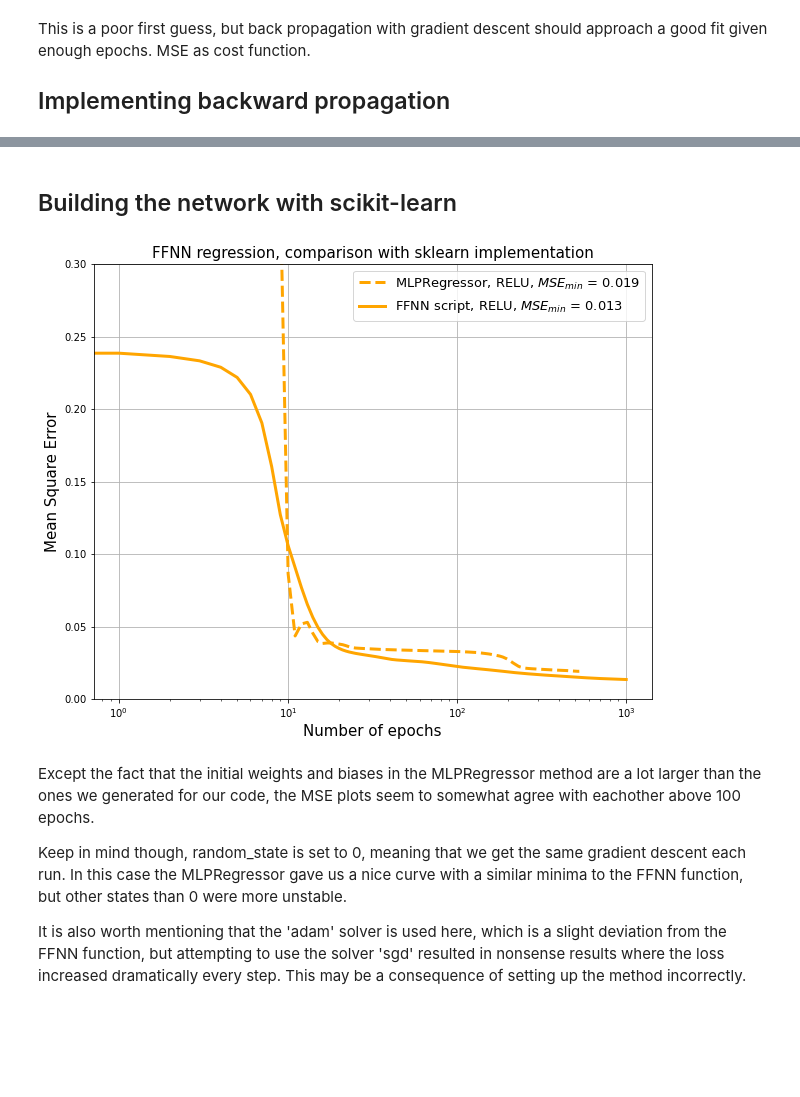
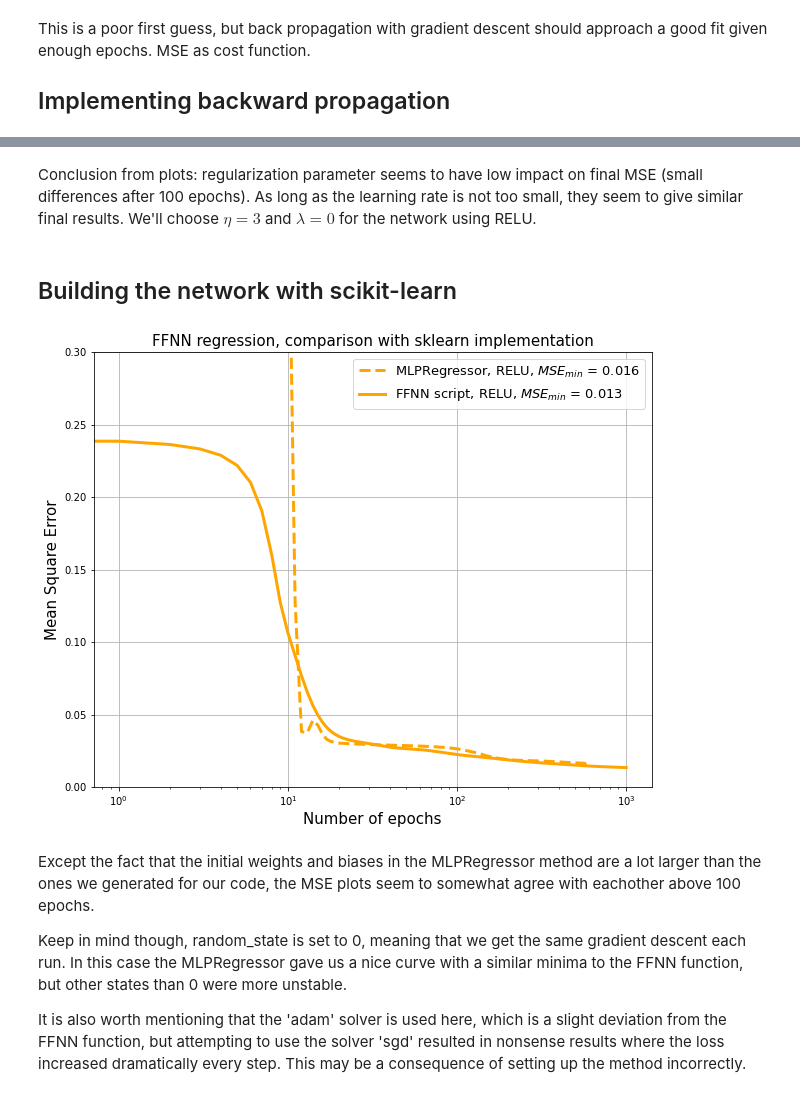
Before and after one commit to lassetotl/fys-stk, a Jupyter notebook: project 2/FFNN_Backprop_BC.ipynb, the cells around one changed output, grey strips where cells are left out. Saved outputs shown, nothing was run; the diff lists cells and outputs as text; code cells hidden in the pictures; blank space fills up the shorter version.

Commit message:
Add files via upload
Missing option to generate network with arbitrary amount of hidden layers in original code, otherwise done.

```diff
--- a/project 2/FFNN_Backprop_BC.ipynb
+++ b/project 2/FFNN_Backprop_BC.ipynb
@@ -214,14 +216,14 @@ plt.xlabel('Number of epochs', fontsize = 15)
 plt.ylabel('Mean Square Error', fontsize = 15)
 
 #X, Y, activation function, epochs, learning rate, regularization constant
-e1, m1 = FFNN(X_train, z_train, 'Sigmoid', 100, 0.01, 0.00001)
-e2, m2 = FFNN(X_train, z_train, 'RELU', 1000, 3, 0.00001)
-e3, m3 = FFNN(X_train, z_train, 'Leaky RELU', 1000, 3, 0.00001)
+e1, m1 = FFNN(X_train, z_train, 'Sigmoid', 100, 0.01, 0)
+e2, m2 = FFNN(X_train, z_train, 'RELU', 1000, 3, 0)
+e3, m3 = FFNN(X_train, z_train, 'Leaky RELU', 1000, 3, 0)
 
 #diverges suddenly
 #e4, m4 = FFNN(X_train, z_train, 'Tanh', 160, 0.5, 0.01)
 
 plt.xscale('log'); plt.grid(1)
-plt.legend(prop={'size': 12}); plt.savefig('FFNN1')
+plt.legend(prop={'size': 12})#; plt.savefig('FFNN1')
 plt.show()
 # %% [output]
@@ -234,3 +272,5 @@ Above: results from ordinary least squares regression in project 1
+# %% [markdown]
+Conclusion from plots: regularization parameter seems to have low impact on final MSE (small differences after 100 epochs). As long as the learning rate is not too small, they seem to give similar final results. We'll choose $\eta = 3$ and $\lambda = 0$ for the network using RELU.
 # %% [markdown]
 ## Building the network with scikit-learn
 # %%
@@ -243,36 +283,36 @@ warnings.filterwarnings('ignore')
 # %%
 epochs = 1000
 # activation; ‘identity’, ‘logistic’ (sigmoid), ‘tanh’, ‘relu’
 dnn = MLPRegressor(hidden_layer_sizes=n_hidden_neurons, activation='relu', early_stopping = False,
-                    alpha=0.00001, learning_rate_init=3, max_iter=epochs, verbose = False, shuffle = False,
+                    alpha=0, learning_rate_init=3, max_iter=epochs, verbose = False, shuffle = False,
                   tol = 0.000001, solver = 'adam', random_state = 0)
 
 dnn.fit(X_train, z_train.ravel())
 #print(f'Accuracy score on train set: {dnn.score(X_test, z_test)}')
 
 # Compare with the result of our own script
 #z_predict = dnn.predict(X_test)
 
 loss = getattr(dnn, 'loss_curve_')
 itr = getattr(dnn, 'n_iter_')
 
 epoch = np.linspace(0, itr, itr)
 
 # Comparing loss with our own code
 fig = plt.figure(figsize = (10, 8))
 plt.title('FFNN regression, comparison with sklearn implementation', fontsize = 15)
 plt.xlabel('Number of epochs', fontsize = 15)
 plt.ylabel('Mean Square Error', fontsize = 15)
 
 plt.plot(epoch, loss, 'orange', lw = 3, ls = '--',
          label = 'MLPRegressor, RELU, '+'$MSE_{min}$ = '+f'{round(np.min(loss),3)}')
 plt.plot(e2, m2, 'orange', lw = 3, label = 'FFNN script, RELU, '+'$MSE_{min}$ = '+f'{round(np.min(m2),3)}')
 plt.ylim(0, 0.3)
 plt.xscale('log'); plt.grid(1)
-plt.legend(prop={'size': 13}); plt.savefig('FFNN2')
+plt.legend(prop={'size': 13})#; plt.savefig('FFNN2')
 plt.show()
 # %% [output]
-[figure, old version]
+[figure, new version]
 # %% [markdown]
 Except the fact that the initial weights and biases in the MLPRegressor method are a lot larger than the ones we generated for our code, the MSE plots seem to somewhat agree with eachother above 100 epochs.
 
```
Also changed, not shown: parts of 5 cells of this notebook.
